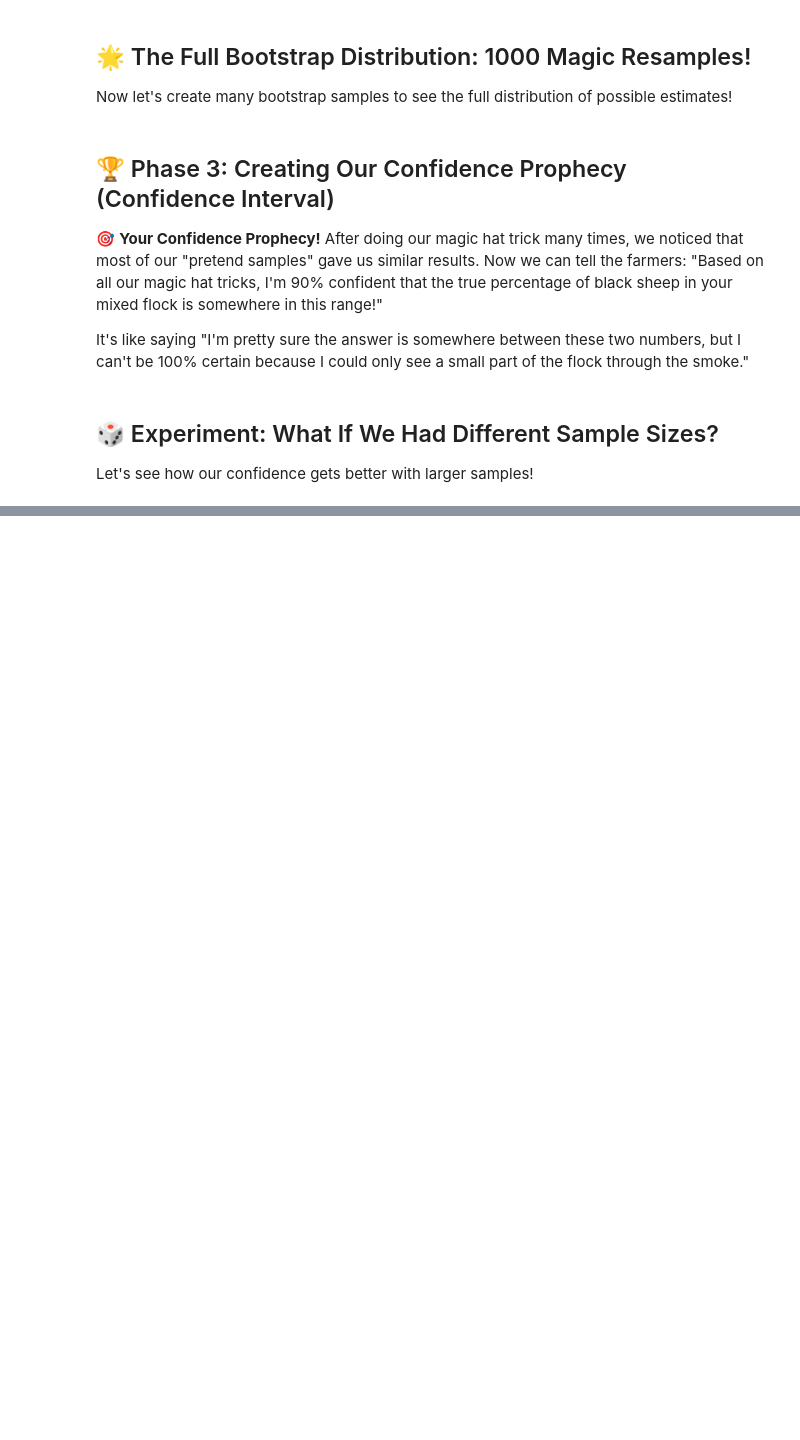
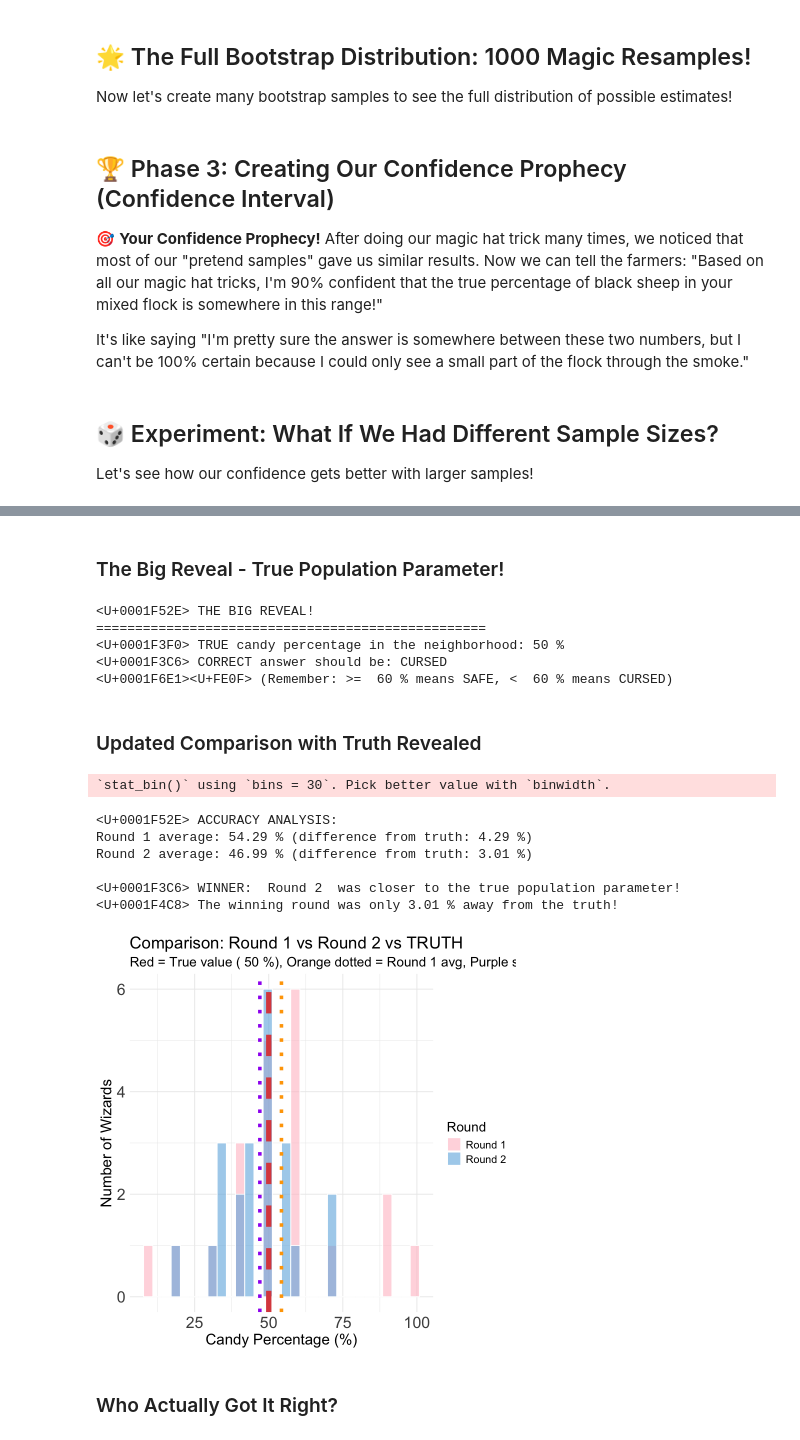
Before and after one commit to skysheng7/data_science_for_kids, a Jupyter notebook: docs/day04/solutions/day04_spell_solutions_nb.ipynb, the cells around one changed output, grey strips where cells are left out. Cells and saved outputs as stored; diff of their text form; code cells hidden in the pictures; blank space fills up the shorter version.

```diff
--- a/docs/day04/solutions/day04_spell_solutions_nb.ipynb
+++ b/docs/day04/solutions/day04_spell_solutions_nb.ipynb
@@ -947,0 +1358,80 @@ ggplot(ci_results, aes(x = factor(sample_size))) +
+# %% [markdown]
+### The Big Reveal - True Population Parameter!
+# %%
+# 🎯 NOW we reveal the TRUE candy percentage for the Enchanted Forest Neighborhood
+TRUE_CANDY_PERCENTAGE <- 50  # Change this if needed!
+
+# 🏰 Determine the correct answer based on the 60% safety threshold
+CORRECT_ANSWER <- ifelse(TRUE_CANDY_PERCENTAGE >= 60, "SAFE", "CURSED")
+
+cat("🔮 THE BIG REVEAL!\n")
+cat(paste(rep("=", 50), collapse = ""), "\n")
+cat("🏰 TRUE candy percentage in the neighborhood:", TRUE_CANDY_PERCENTAGE, "%\n")
+cat("🏆 CORRECT answer should be:", CORRECT_ANSWER, "\n")
+cat("🛡️ (Remember: >= ", SAFETY_THRESHOLD, "% means SAFE, < ", SAFETY_THRESHOLD, "% means CURSED)\n")
+# %% [output]
+<U+0001F52E> THE BIG REVEAL!
+==================================================
+<U+0001F3F0> TRUE candy percentage in the neighborhood: 50 %
+<U+0001F3C6> CORRECT answer should be: CURSED
+<U+0001F6E1><U+FE0F> (Remember: >=  60 % means SAFE, <  60 % means CURSED)
+# %% [markdown]
+### Updated Comparison with Truth Revealed
+# %%
+# Create the overlay plot WITH the true value line
+hist_true <- ggplot(combined_data, aes(x = candy_percentage, fill = round)) +
+  geom_histogram(alpha = 0.6, position = "identity", color = "white") +
+  geom_vline(xintercept = TRUE_CANDY_PERCENTAGE, color = "#dc4d4d", linewidth = 3, linetype = "dashed") +
+  geom_vline(xintercept = round1_avg, color = "orange", linewidth = 2, linetype = "dotted") +
+  geom_vline(xintercept = round2_avg, color = "purple", linewidth = 2, linetype = "dotted") +
+  scale_fill_manual(values = c("Round 1" = "pink", "Round 2" = "#6cb2e0")) +
+  labs(
+    title = "Comparison: Round 1 vs Round 2 vs TRUTH",
+    subtitle = paste("Red = True value (", TRUE_CANDY_PERCENTAGE, "%), Orange dotted = Round 1 avg, Purple solid = Round 2 avg"),
+    x = "Candy Percentage (%)",
+    y = "Number of Wizards",
+    fill = "Round"
+  ) +
+  theme_minimal() +
+  theme(text = element_text(size = 16),
+        plot.title = element_text(size = 20),
+        axis.title = element_text(size = 18),
+        axis.text = element_text(size = 19))
+
+print(hist_true)
+
+
+# Calculate how close each round was to the truth
+round1_error <- abs(round1_avg - TRUE_CANDY_PERCENTAGE)
+round2_error <- abs(round2_avg - TRUE_CANDY_PERCENTAGE)
+
+cat("\n🔮 ACCURACY ANALYSIS:\n")
+cat("Round 1 average:", round(round1_avg, 2), "% (difference from truth:", round(round1_error, 2), "%)\n")
+cat("Round 2 average:", round(round2_avg, 2), "% (difference from truth:", round(round2_error, 2), "%)\n")
+
+if(round1_error < round2_error) {
+  winner_round <- "Round 1"
+  better_error <- round1_error
+} else if(round2_error < round1_error) {
+  winner_round <- "Round 2"
+  better_error <- round2_error
+} else {
+  winner_round <- "TIE"
+  better_error <- round1_error
+}
+
+cat("\n🏆 WINNER: ", winner_round, " was closer to the true population parameter!\n")
+if(winner_round != "TIE") {
+  cat("📈 The winning round was only", round(better_error, 2), "% away from the truth!\n")
+}
+# %% [output]
+`stat_bin()` using `bins = 30`. Pick better value with `binwidth`.
+<U+0001F52E> ACCURACY ANALYSIS:
+Round 1 average: 54.29 % (difference from truth: 4.29 %)
+Round 2 average: 46.99 % (difference from truth: 3.01 %)
+
+<U+0001F3C6> WINNER:  Round 2  was closer to the true population parameter!
+<U+0001F4C8> The winning round was only 3.01 % away from the truth!
+[figure, added]
+# %% [markdown]
+### Who Actually Got It Right?
```
Also changed, not shown: parts of 47 cells of this notebook, 3 other files.
